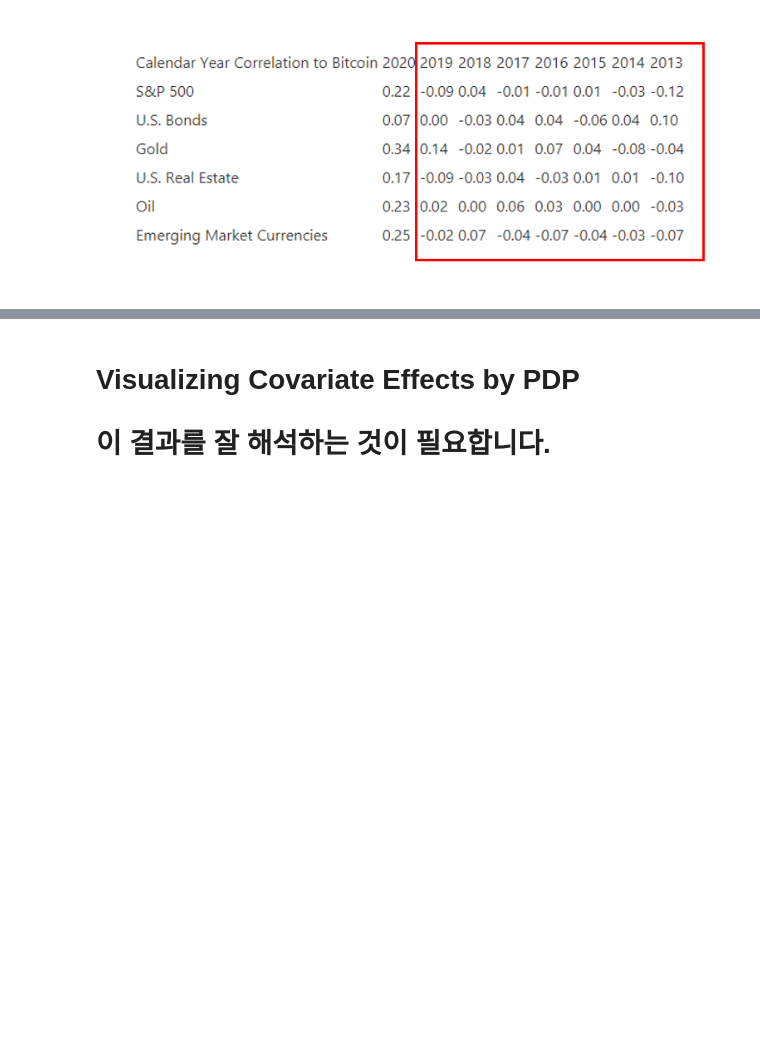
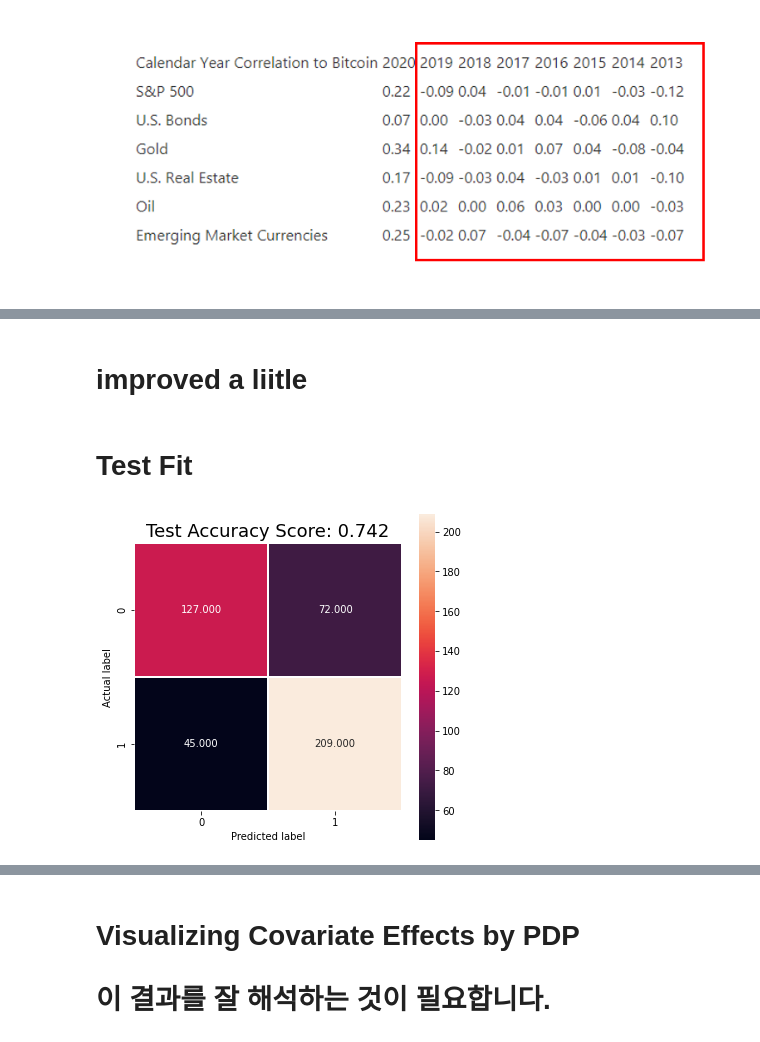
Before and after one commit to hongjai-rhee/public, a Jupyter notebook: BITCOIN_NEW.ipynb, the cells around one changed output, grey strips where cells are left out. Drawn from its saved outputs; the diff is of its cells as text; code cells hidden in the pictures; blank space fills up the shorter version.

```diff
--- a/BITCOIN_NEW.ipynb
+++ b/BITCOIN_NEW.ipynb
@@ -354,0 +501,18 @@ plt.show()
+# %% [markdown]
+# improved a liitle
+# %% [markdown]
+# Test Fit
+# %%
+acc=round(m.score(X_test, y_test),3)
+con_mat = confusion_matrix(y_true=y_test, y_pred= m.predict(X_test))
+
+# confusion matrix heatmap
+plt.figure(figsize=(6,6)) # chart size
+sn.heatmap(con_mat, annot=True, fmt=".3f", linewidths=.5, square = True);# , cmap = 'Blues_r' : map »ö»ó
+plt.ylabel('Actual label');
+plt.xlabel('Predicted label');
+all_sample_title = 'Test Accuracy Score: {0}'.format(acc)
+plt.title(all_sample_title, size = 18)
+plt.show()
+# %% [output]
+[figure, added]
```
Also changed, not shown: parts of 14 cells of this notebook.
